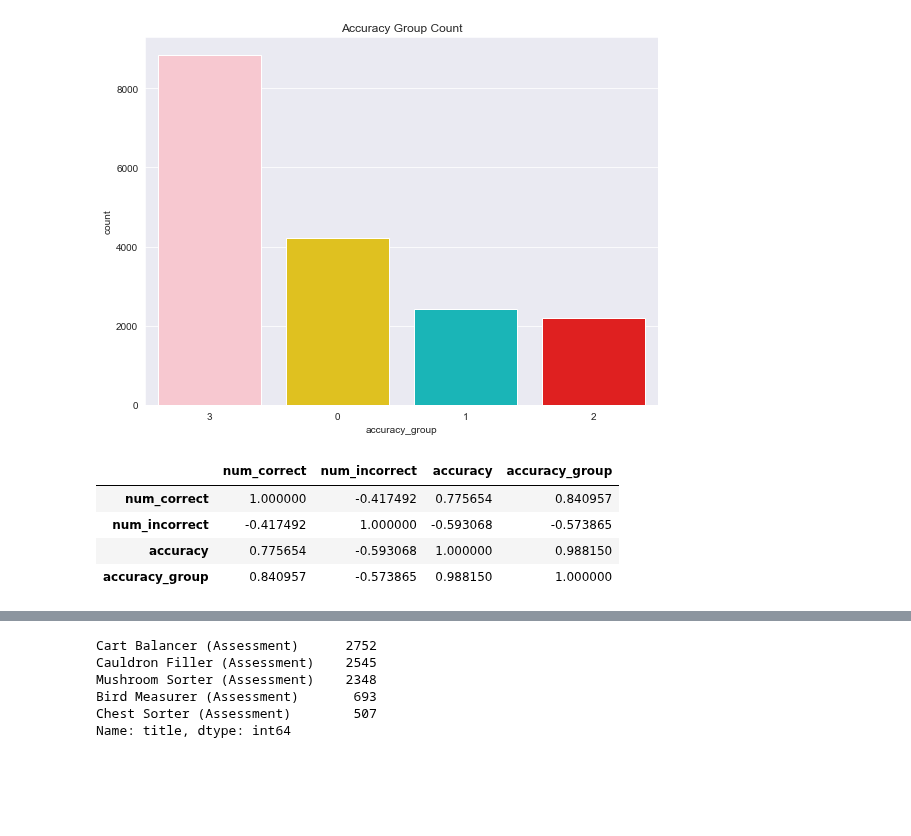
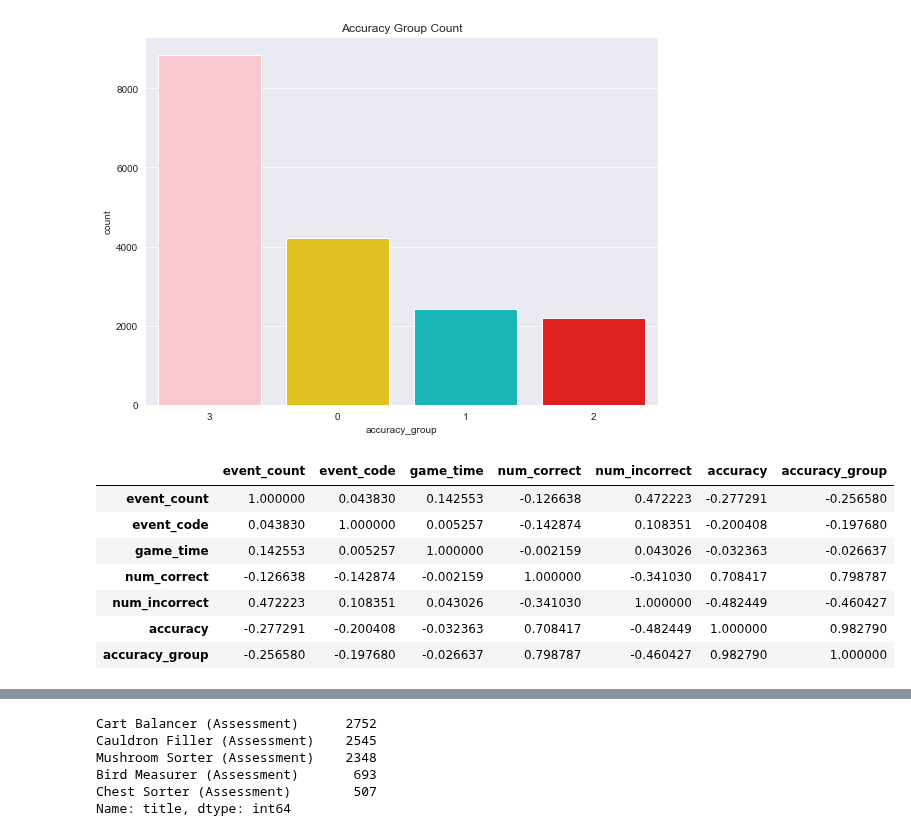
Before and after one commit to cats-in-the-hat/PBS-KIDS2, a Jupyter notebook: faith_starter.ipynb, the cells around one changed output, grey strips where cells are left out. Drawn from its saved outputs; the diff is of its cells as text; code cells hidden in the pictures; blank space fills up the shorter version.

```diff
--- a/faith_starter.ipynb
+++ b/faith_starter.ipynb
@@ -299,6 +320,3 @@ train_labels.head(1)
 # %% [output]
 |  | game_session | installation_id | title | num_correct | num_incorrect | accuracy | accuracy_group |
 | 0 | 6bdf9623adc94d89 | 0006a69f | Mushroom Sorter (Assessment) | 1 | 0 | 1.0 | 3 |
-# %%
-merge = train_.merge(right=train_labels, how='outer', on='game_session')
-merge.isnull().sum()
@@ -401,12 +405,15 @@ plt.show()
 # %% [output]
 [figure]
 # %%
-corrs = train_labels.corr()
+corrs = merge.corr()
 corrs
 # %% [output]
-|  | num_correct | num_incorrect | accuracy | accuracy_group |
-| num_correct | 1.000000 | -0.417492 | 0.775654 | 0.840957 |
-| num_incorrect | -0.417492 | 1.000000 | -0.593068 | -0.573865 |
-| accuracy | 0.775654 | -0.593068 | 1.000000 | 0.988150 |
-| accuracy_group | 0.840957 | -0.573865 | 0.988150 | 1.000000 |
+|  | event_count | event_code | game_time | num_correct | num_incorrect | accuracy | accuracy_group |
+| event_count | 1.000000 | 0.043830 | 0.142553 | -0.126638 | 0.472223 | -0.277291 | -0.256580 |
+| event_code | 0.043830 | 1.000000 | 0.005257 | -0.142874 | 0.108351 | -0.200408 | -0.197680 |
+| game_time | 0.142553 | 0.005257 | 1.000000 | -0.002159 | 0.043026 | -0.032363 | -0.026637 |
+| num_correct | -0.126638 | -0.142874 | -0.002159 | 1.000000 | -0.341030 | 0.708417 | 0.798787 |
+| num_incorrect | 0.472223 | 0.108351 | 0.043026 | -0.341030 | 1.000000 | -0.482449 | -0.460427 |
+| accuracy | -0.277291 | -0.200408 | -0.032363 | 0.708417 | -0.482449 | 1.000000 | 0.982790 |
+| accuracy_group | -0.256580 | -0.197680 | -0.026637 | 0.798787 | -0.460427 | 0.982790 | 1.000000 |
 # %%
```
Also changed, not shown: parts of 27 cells of this notebook.
